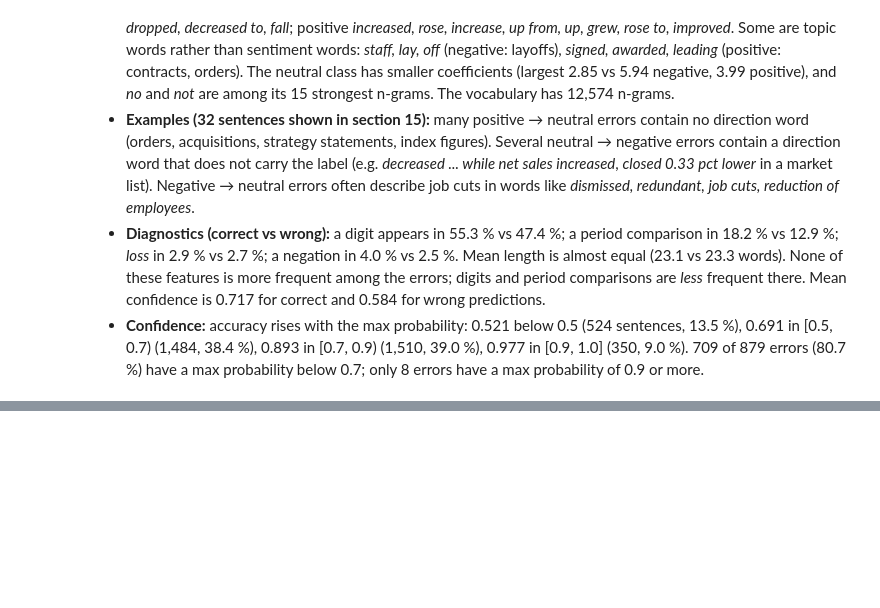
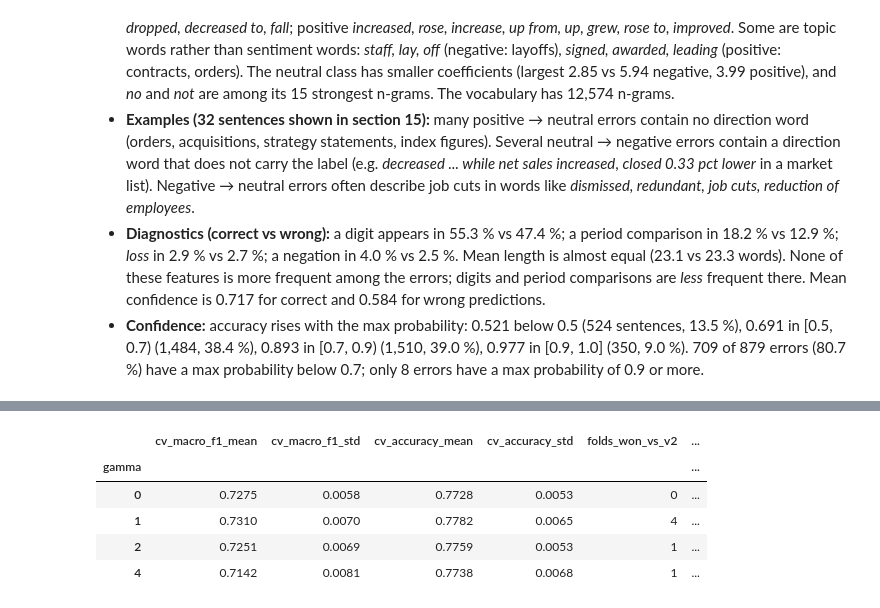
Before and after one commit to santi753/IU_Portafolio_Artificial_Intelligence, a Jupyter notebook: notebooks/02_training_evaluation.ipynb, the cells around one changed output, grey strips where cells are left out. Saved outputs shown, nothing was run; the diff lists cells and outputs as text; code cells hidden in the pictures; blank space fills up the shorter version.

```diff
--- a/notebooks/02_training_evaluation.ipynb
+++ b/notebooks/02_training_evaluation.ipynb
@@ -885,0 +993,38 @@ iterations); the test set was not used, no model was changed and no iteration wa
+# %%
+from newsentiment.model import agreement_weights
+
+GAMMAS = [0, 1, 2, 4]
+clean = (levels_train == 100).values  # 1,811 training sentences with 100 % agreement
+cv_by_gamma, oof_by_gamma, gamma_rows = {}, {}, []
+for gamma in GAMMAS:
+    weights = agreement_weights(levels_train, gamma)
+    cv = cross_validate_model(v2_rebuilt, X_train, y_train, sample_weight=weights)
+    oof = cross_val_predictions(v2_rebuilt, X_train, y_train, sample_weight=weights)
+    cv_by_gamma[gamma], oof_by_gamma[gamma] = cv, oof
+    folds_won = int((np.array(cv["fold_macro_f1"]) > np.array(cv_v2["fold_macro_f1"])).sum())
+    gamma_rows.append(
+        {
+            "gamma": gamma,
+            "cv_macro_f1_mean": cv["macro_f1_mean"],
+            "cv_macro_f1_std": cv["macro_f1_std"],
+            "cv_accuracy_mean": cv["accuracy_mean"],
+            "cv_accuracy_std": cv["accuracy_std"],
+            "folds_won_vs_v2": folds_won,
+            "macro_f1_100pct_agreement": evaluate(y_train[clean], oof[clean])["macro_f1"],
+        }
+    )
+
+# gamma = 0 (all weights 1) must be exactly v2, fold by fold
+assert np.allclose(cv_by_gamma[0]["fold_macro_f1"], cv_v2["fold_macro_f1"], rtol=0, atol=1e-9), "gamma 0 != v2"
+assert (oof_by_gamma[0] == oof_pred).all()
+
+gamma_table = pd.DataFrame(gamma_rows).round(4)
+gamma_table.to_csv(config.METRICS_DIR / "v3_agreement_weights.csv", index=False)
+gamma_table.set_index("gamma")
+# %% [output]
+|  | cv_macro_f1_mean | cv_macro_f1_std | cv_accuracy_mean | cv_accuracy_std | folds_won_vs_v2 | ... |
+| gamma |  |  |  |  |  | ... |
+| 0 | 0.7275 | 0.0058 | 0.7728 | 0.0053 | 0 | ... |
+| 1 | 0.7310 | 0.0070 | 0.7782 | 0.0065 | 4 | ... |
+| 2 | 0.7251 | 0.0069 | 0.7759 | 0.0053 | 1 | ... |
+| 4 | 0.7142 | 0.0081 | 0.7738 | 0.0068 | 1 | ... |
```
Also changed, not shown: parts of 12 cells of this notebook, 12 other files.
